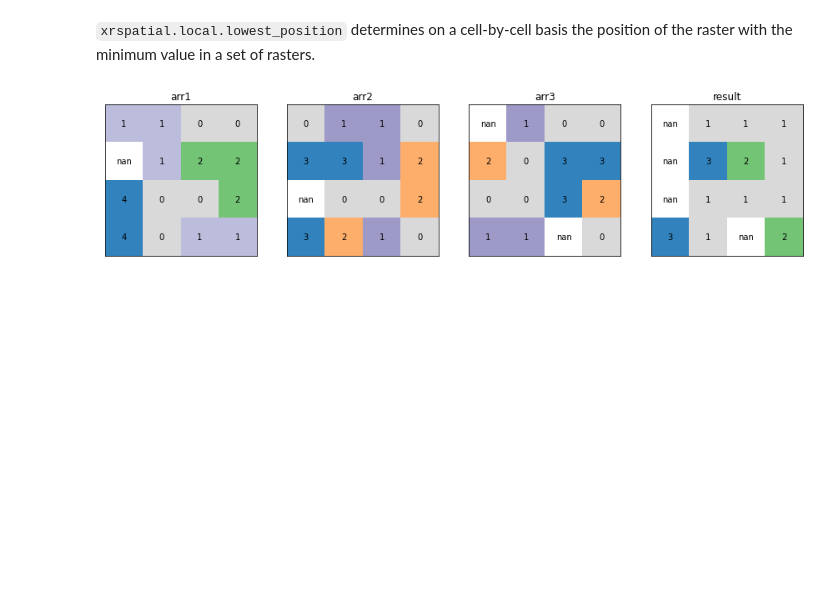
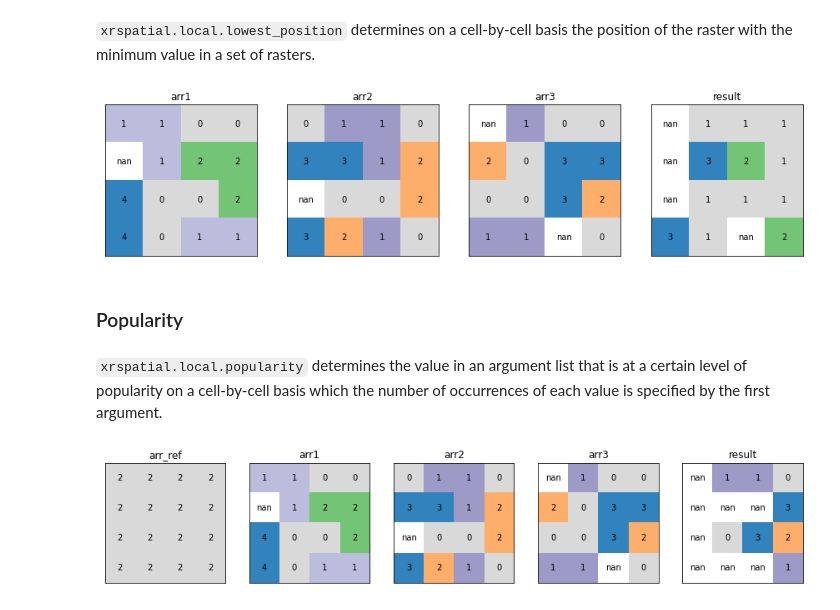
Before and after one commit to makepath/xarray-spatial, a Jupyter notebook: examples/local-tools.ipynb, the cells around one changed output. Drawn from its saved outputs; the diff is of its cells as text; code cells hidden in the pictures; blank space fills up the shorter version.

Commit message:
add popularity function to local-tools notebook

```diff
--- a/examples/local-tools.ipynb
+++ b/examples/local-tools.ipynb
@@ -185,3 +185,31 @@ plot_arrays(
 )
 # %% [output]
 [figure]
+# %% [markdown]
+### Popularity
+# %% [markdown]
+`xrspatial.local.popularity` determines the value in an argument list that is at a certain level of popularity on a cell-by-cell basis which the number of occurrences of each value is specified by the first argument.
+# %%
+from xrspatial.local import popularity
+
+arr = xr.DataArray([[2, 2, 2, 2],
+                    [2, 2, 2, 2],
+                    [2, 2, 2, 2],
+                    [2, 2, 2, 2]], name='arr')
+
+input_ds = xr.merge([arr, raster_ds])
+
+result_arr = popularity(input_ds, 'arr')
+
+plot_arrays(
+    [
+        input_ds['arr'],
+        input_ds['arr1'],
+        input_ds['arr2'],
+        input_ds['arr3'],
+        result_arr,
+    ],
+    ['arr_ref', 'arr1', 'arr2', 'arr3', 'result']
+)
+# %% [output]
+[figure, added]
```
